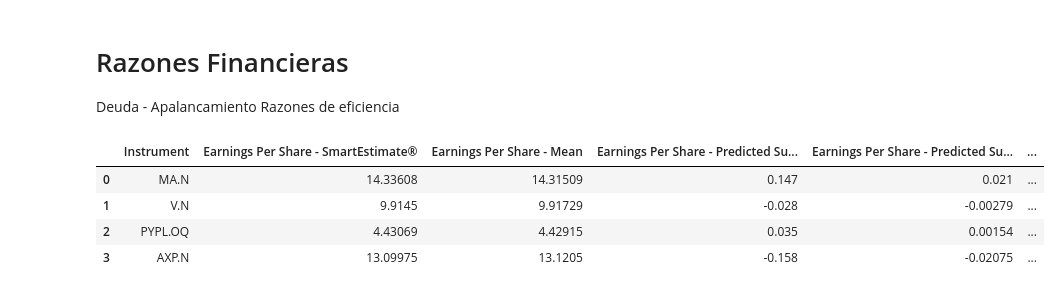
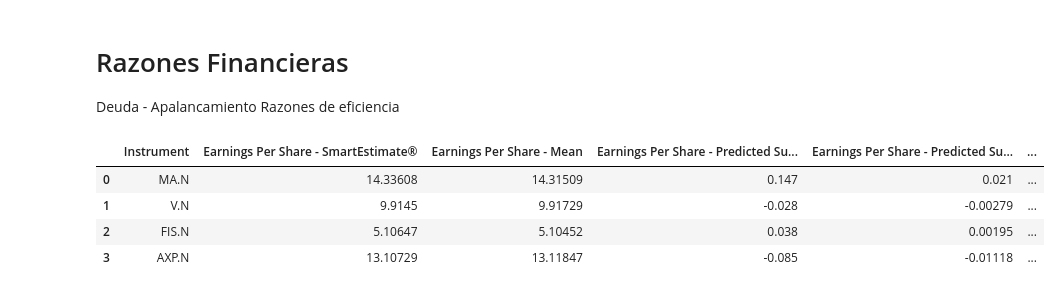
Before and after one commit to neftalivldz/finanzas_2024_agosto, a Jupyter notebook: 06_PeersAnalysis.ipynb, the cells around one changed output. Saved outputs shown, nothing was run; the diff lists cells and outputs as text; code cells hidden in the pictures.

```diff
--- a/06_PeersAnalysis.ipynb
+++ b/06_PeersAnalysis.ipynb
@@ -75,16 +75,16 @@ peers = ['MA.N', 'V.N', 'PYPL.OQ', 'AXP.N']
 Deuda - Apalancamiento
 Razones de eficiencia
 # %%
-RICS = ['MA.N', 'V.N', 'PYPL.OQ', 'AXP.N']
+RICS = ['MA.N', 'V.N', 'FIS.N', 'AXP.N']
 fields = ['TR.EpsSmartEst','TR.EPSMean','TR.EpsPreSurprisePct','TR.EpsPreSurprise','TR.EpsPreSurpriseFlag','TR.EPSMedian','TR.EPSLow','TR.EPSHigh']
 
 eps = rd.get_data(RICS, fields)
 eps
 # %% [output]
 |  | Instrument | Earnings Per Share - SmartEstimate® | Earnings Per Share - Mean | Earnings Per Share - Predicted Su... | Earnings Per Share - Predicted Su... | ... |
 | 0 | MA.N | 14.33608 | 14.31509 | 0.147 | 0.021 | ... |
 | 1 | V.N | 9.9145 | 9.91729 | -0.028 | -0.00279 | ... |
-| 2 | PYPL.OQ | 4.43069 | 4.42915 | 0.035 | 0.00154 | ... |
-| 3 | AXP.N | 13.09975 | 13.1205 | -0.158 | -0.02075 | ... |
+| 2 | FIS.N | 5.10647 | 5.10452 | 0.038 | 0.00195 | ... |
+| 3 | AXP.N | 13.10729 | 13.11847 | -0.085 | -0.01118 | ... |
 # %%
 ts = rd.get_data(RICS,
```
Also changed, not shown: parts of 9 cells of this notebook.
